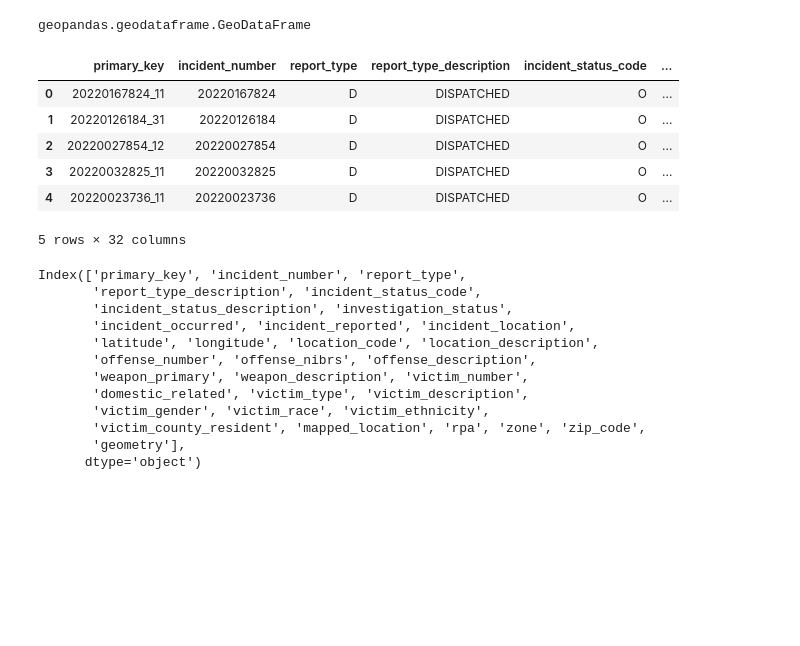
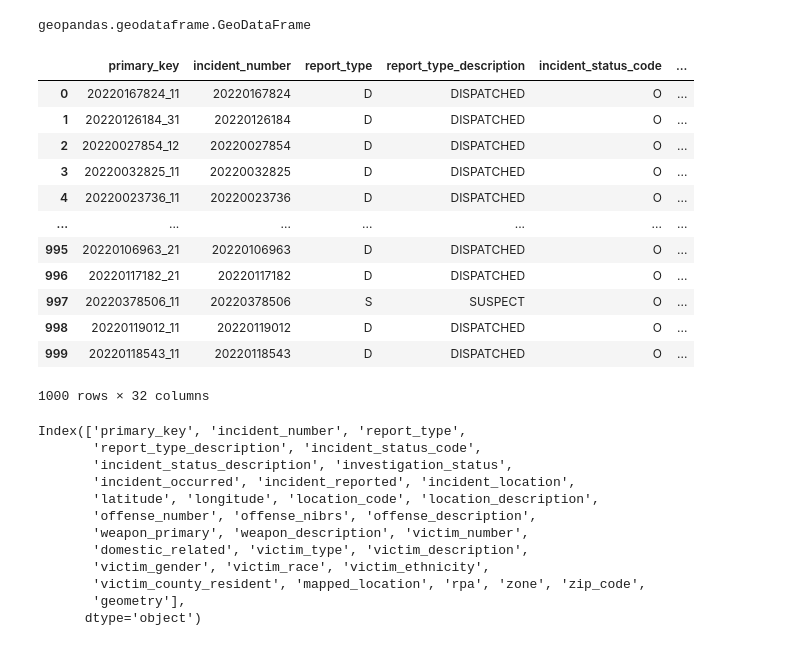
Before and after one commit to nss-data-science-cohort-6/api_project-jolly_ranchers, a Jupyter notebook: JR_API.ipynb, the cells around one changed output. Cells and saved outputs as stored; diff of their text form; code cells hidden in the pictures; blank space fills up the shorter version.

```diff
--- a/JR_API.ipynb
+++ b/JR_API.ipynb
@@ -14,7 +14,7 @@ response.text
 # %% [output]
 '[{"primary_key":"20220641257_11","incident_number":"20220641257","report_type":"W","report_type_description":"WITNESS","incident_status_code":"U","incident_status_description":"UNFOUNDED","investigat ...
 # %%
-endpoint = f"https://data.nashville.gov/resource/2u6v-ujjs.json?offense_description=BURGLARY- AGGRAVATED&$where=incident_occurred between '2022-01-01T12:00:00' and '2022-09-30T00:00:00'"
+endpoint = f"https://data.nashville.gov/resource/2u6v-ujjs.json?offense_description=BURGLARY- AGGRAVATED&$where=incident_occurred between '2022-01-01T00:00:00' and '2022-09-30T23:59:59'&$limit=10000"
 
 response = requests.get(endpoint)
 
@@ -256,15 +262,21 @@ aggburg_tntracts = gpd.GeoDataFrame(agg_burg,
                            crs = tn_tracts.crs,
                            geometry = agg_burg['geometry'])
 # %%
-aggburg_tntracts.head()
+aggburg_tntracts
 # %% [output]
 |  | primary_key | incident_number | report_type | report_type_description | incident_status_code | ... |
 | 0 | 20220167824_11 | 20220167824 | D | DISPATCHED | O | ... |
 | 1 | 20220126184_31 | 20220126184 | D | DISPATCHED | O | ... |
 | 2 | 20220027854_12 | 20220027854 | D | DISPATCHED | O | ... |
 | 3 | 20220032825_11 | 20220032825 | D | DISPATCHED | O | ... |
 | 4 | 20220023736_11 | 20220023736 | D | DISPATCHED | O | ... |
+| ... | ... | ... | ... | ... | ... | ... |
+| 995 | 20220106963_21 | 20220106963 | D | DISPATCHED | O | ... |
+| 996 | 20220117182_21 | 20220117182 | D | DISPATCHED | O | ... |
+| 997 | 20220378506_11 | 20220378506 | S | SUSPECT | O | ... |
+| 998 | 20220119012_11 | 20220119012 | D | DISPATCHED | O | ... |
+| 999 | 20220118543_11 | 20220118543 | D | DISPATCHED | O | ... |
-5 rows × 32 columns
+1000 rows × 32 columns
 # %%
 aggburg_tntracts.columns
 # %% [output]
```
Also changed, not shown: parts of 17 cells of this notebook.
